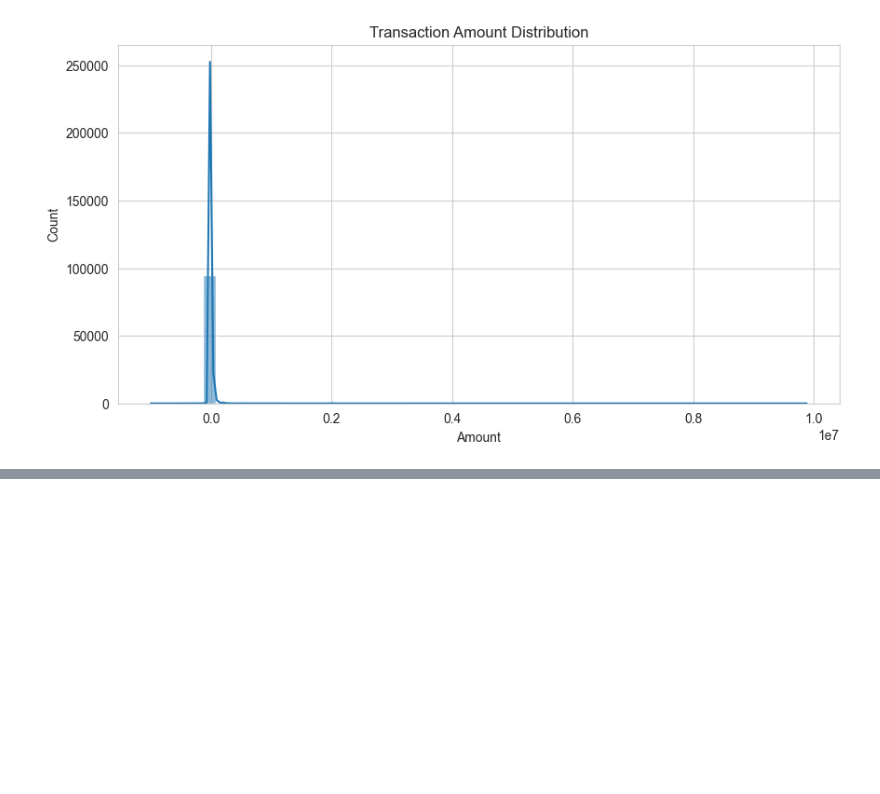
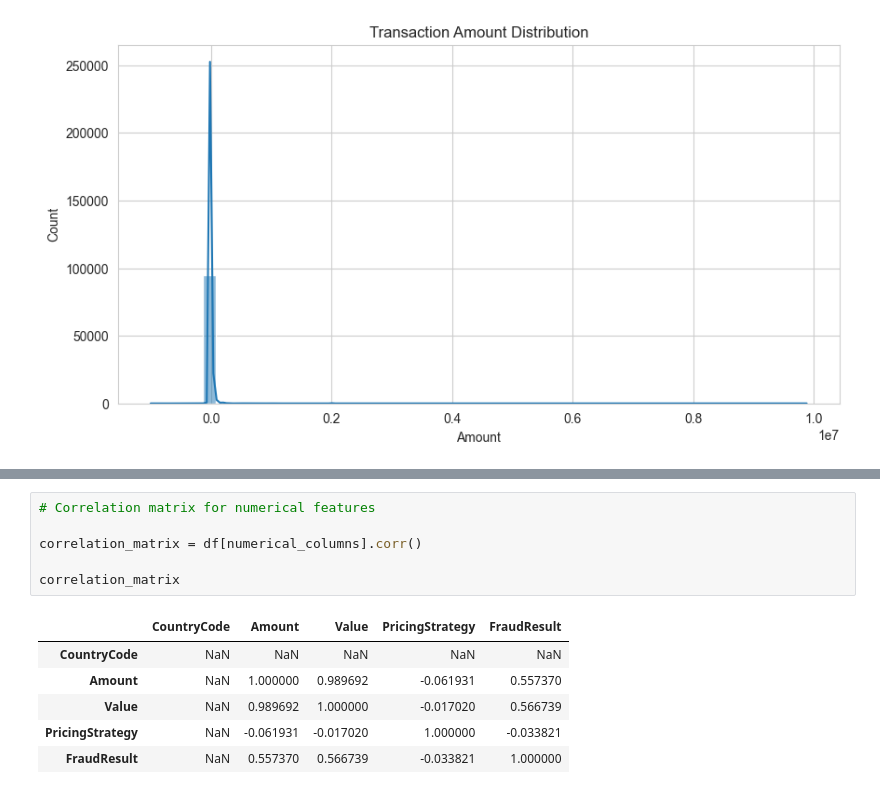
Before and after one commit to Bilen189/credit-risk-model, a Jupyter notebook: notebooks/eda.ipynb, the cells around one changed output, grey strips where cells are left out. Saved outputs shown, nothing was run; the diff lists cells and outputs as text; blank space fills up the shorter version.

```diff
--- a/notebooks/eda.ipynb
+++ b/notebooks/eda.ipynb
@@ -191,0 +200,13 @@ plt.show()
+# %%
+# Correlation matrix for numerical features
+
+correlation_matrix = df[numerical_columns].corr()
+
+correlation_matrix
+# %% [output]
+|  | CountryCode | Amount | Value | PricingStrategy | FraudResult |
+| CountryCode | NaN | NaN | NaN | NaN | NaN |
+| Amount | NaN | 1.000000 | 0.989692 | -0.061931 | 0.557370 |
+| Value | NaN | 0.989692 | 1.000000 | -0.017020 | 0.566739 |
+| PricingStrategy | NaN | -0.061931 | -0.017020 | 1.000000 | -0.033821 |
+| FraudResult | NaN | 0.557370 | 0.566739 | -0.033821 | 1.000000 |
```
Also changed, not shown: parts of 2 cells of this notebook.
